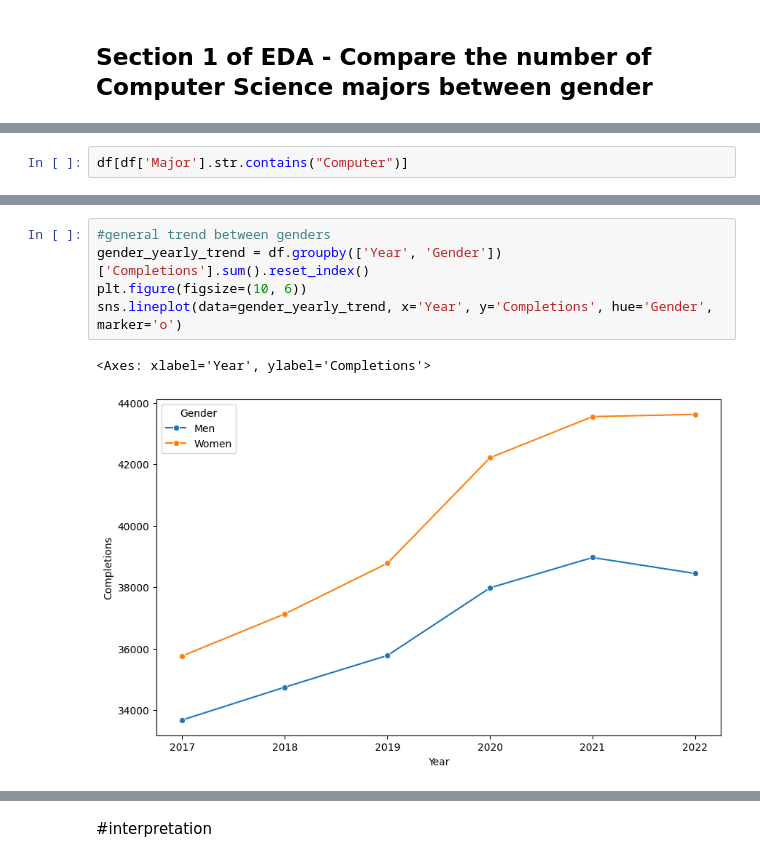
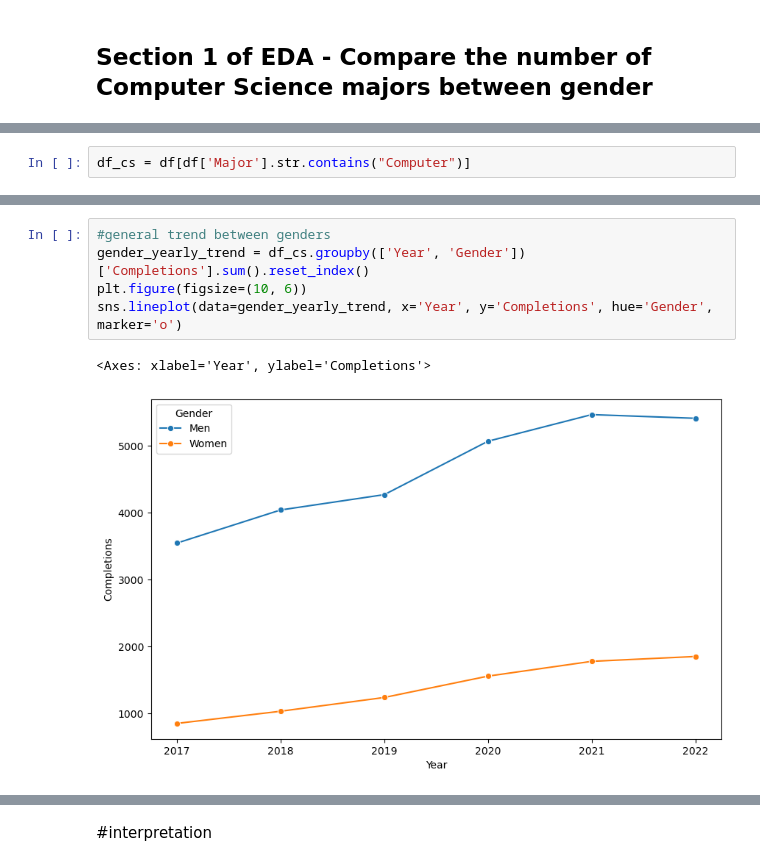
Before and after one commit to amelialei/UC-CS-Analysis, a Jupyter notebook: MATH189_final_project.ipynb, the cells around one changed output, grey strips where cells are left out. Drawn from its saved outputs; the diff is of its cells as text.

```diff
--- a/MATH189_final_project.ipynb
+++ b/MATH189_final_project.ipynb
@@ -313,4 +289,4 @@ array(['Cellular & Molecular Biology',
        'Physical Education Teaching & Coaching',
        'Mechatronics, Robotics, & Automation Engineering'], dtype=object)
 # %%
-df[df['Major'].str.contains("Computer")]
+df_cs = df[df['Major'].str.contains("Computer")]
@@ -331,11 +293,11 @@ df[df['Major'].str.contains("Computer")]
 # %%
 #general trend between genders
-gender_yearly_trend = df.groupby(['Year', 'Gender'])['Completions'].sum().reset_index()
+gender_yearly_trend = df_cs.groupby(['Year', 'Gender'])['Completions'].sum().reset_index()
 plt.figure(figsize=(10, 6))
 sns.lineplot(data=gender_yearly_trend, x='Year', y='Completions', hue='Gender', marker='o')
 # %% [output]
 <Axes: xlabel='Year', ylabel='Completions'>
-[figure, old version]
+[figure, new version]
 # %%
 tech_hub_universities = ["University of California-Berkeley", "University of California-San Diego",
                           "University of California-Davis", "University of California-Santa Cruz",
```
Also changed, not shown: parts of 26 cells of this notebook.
